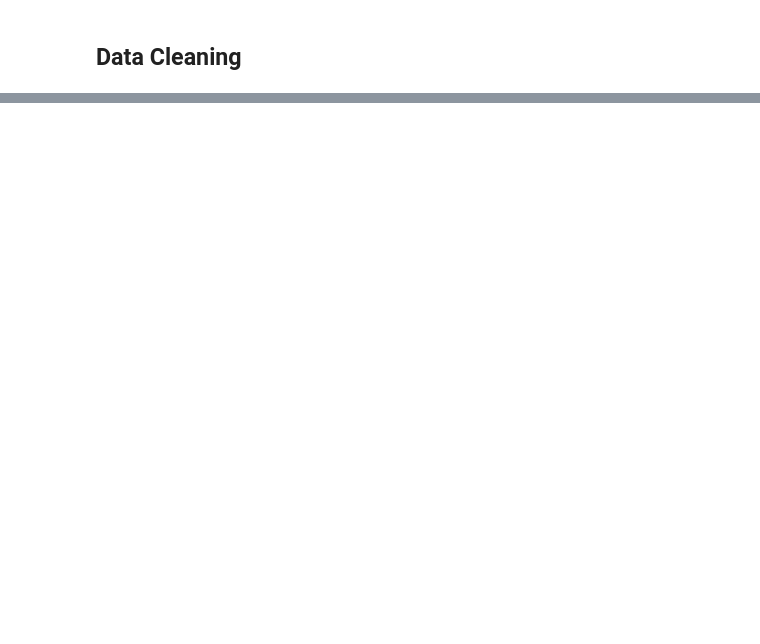
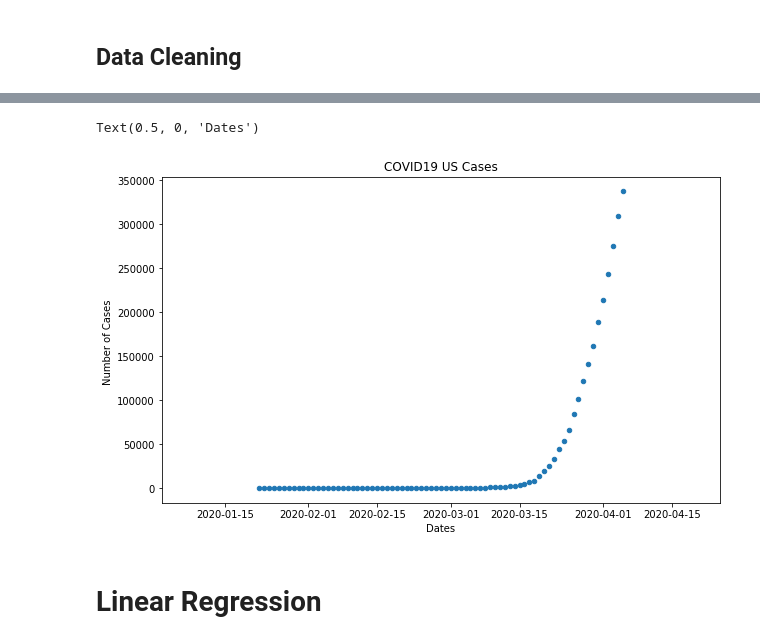
Before and after one commit to hamzaqureshi96/Covid_virus, a Jupyter notebook: prediction_plotting.ipynb, the cells around one changed output, grey strips where cells are left out. Cells and saved outputs as stored; diff of their text form; code cells hidden in the pictures; blank space fills up the shorter version.

```diff
--- a/prediction_plotting.ipynb
+++ b/prediction_plotting.ipynb
@@ -44,0 +345,3 @@ df_cnf.head()
+# %%
+us = a.transpose()
+us
@@ -44,0 +378,3 @@ df_cnf.head()
+# %%
+us.reset_index(inplace=True)
+us
@@ -44,0 +395,3 @@ df_cnf.head()
+# %%
+# us.columns = ['Dates']
+us.rename(columns= {'index' :'Dates' , 225: 'Cases'}, inplace=True)
@@ -44,0 +426,2 @@ df_cnf.head()
+# %%
+us['Dates'] = us['Dates'].astype('datetime64[ns]')
@@ -44,0 +457,11 @@ df_cnf.head()
+# %%
+# option 2: preferred option with more flexibility
+ax = us.plot(x= 'Dates' ,y ='Cases', kind='scatter', figsize=(10, 6))
+ax.set_title('COVID19 US Cases')
+ax.set_ylabel('Number of Cases ')
+ax.set_xlabel('Dates')
+# %% [output]
+Text(0.5, 0, 'Dates')
+[figure, added]
+# %% [markdown]
+# Linear Regression
```
Also changed, not shown: parts of 108 cells of this notebook.
